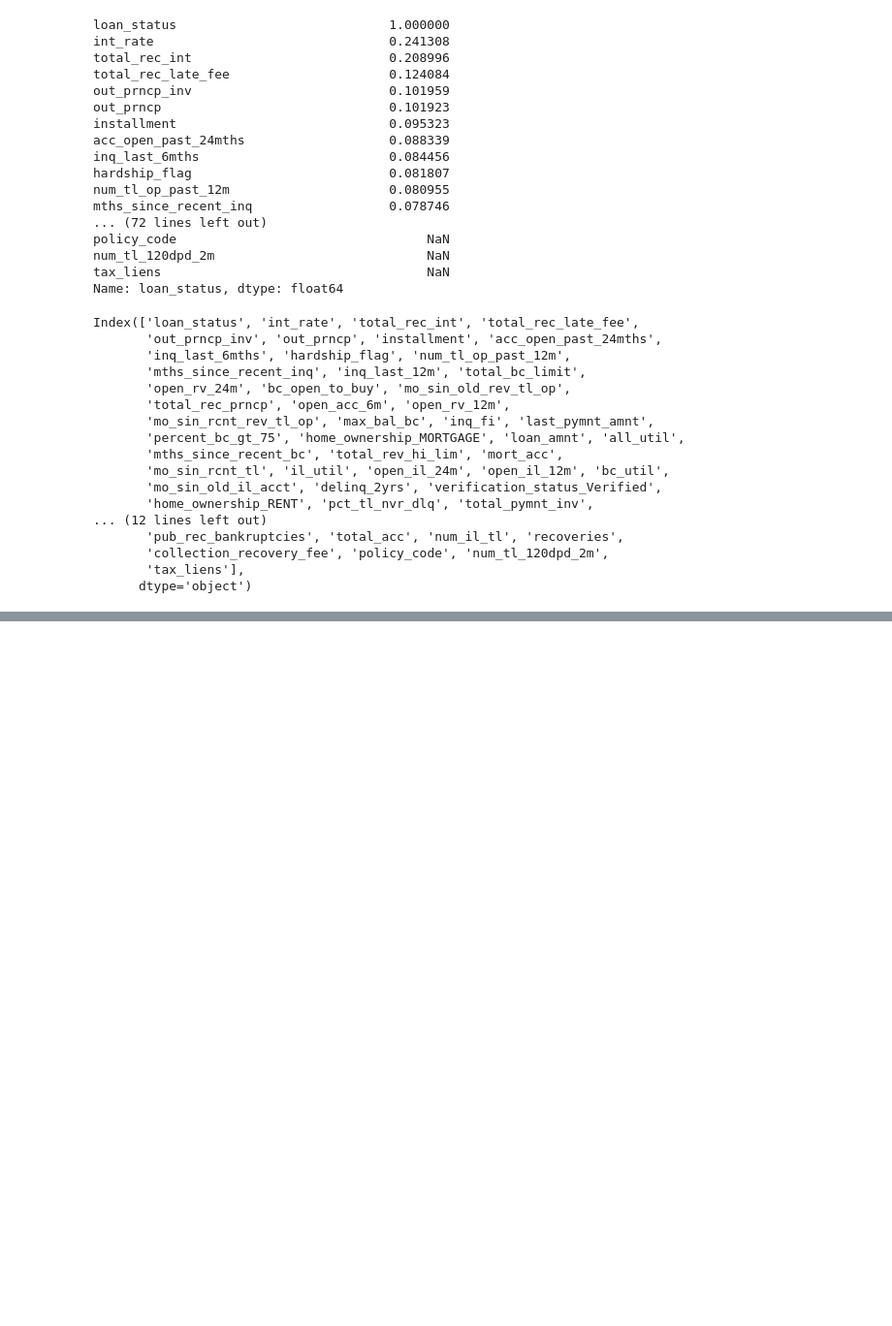
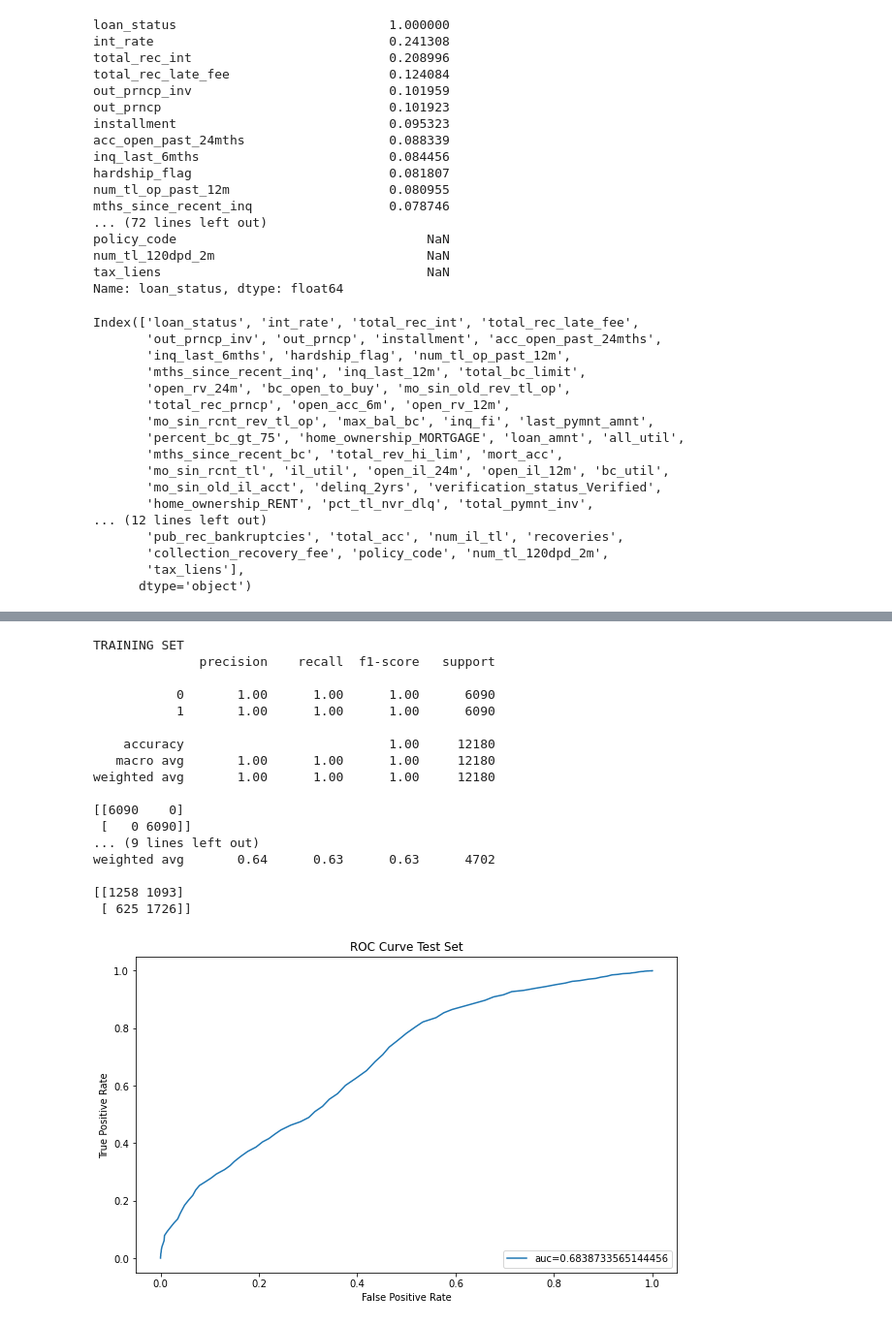
Before and after one commit to Brandilyn0506/smu-data-12-21-homework, a Jupyter notebook: 19-Supervised-Machine-Learning/Submission/Credit Risk Evaluator.ipynb, the cells around one changed output, grey strips where cells are left out. Shown at 97% size. Cells and saved outputs as stored; diff of their text form; code cells hidden in the pictures; blank space fills up the shorter version.

```diff
--- a/19-Supervised-Machine-Learning/Submission/Credit Risk Evaluator.ipynb
+++ b/19-Supervised-Machine-Learning/Submission/Credit Risk Evaluator.ipynb
@@ -451,0 +625,7 @@ ValueError: Input contains NaN, infinity or a value too large for dtype('float64
+# %%
+#create x and y train/test scaled
+X_train = df_train_s.drop(["loan_status", "home_ownership_MORTGAGE"], axis=1).values
+y_train = df_train_s["loan_status"].values
+
+X_test = test.drop(["loan_status", "home_ownership_MORTGAGE"], axis=1).values
+y_test = test["loan_status"].values
@@ -451,0 +698,30 @@ ValueError: Input contains NaN, infinity or a value too large for dtype('float64
+# %%
+#create x and y train/test scaled
+X_train = df_train_s.drop(["loan_status"], axis=1).values
+y_train = df_train_s["loan_status"].values
+
+X_test = test.drop(["loan_status"], axis=1).values
+y_test = test["loan_status"].values
+# %%
+ # Initialize the RF
+rf = RandomForestClassifier(random_state=42)
+rf = evaluateModel(rf, X_train, y_train, X_test, y_test)
+# %% [output]
+TRAINING SET
+              precision    recall  f1-score   support
+
+           0       1.00      1.00      1.00      6090
+           1       1.00      1.00      1.00      6090
+
+    accuracy                           1.00     12180
+   macro avg       1.00      1.00      1.00     12180
+weighted avg       1.00      1.00      1.00     12180
+
+[[6090    0]
+ [   0 6090]]
+... (9 lines left out)
+weighted avg       0.64      0.63      0.63      4702
+
+[[1258 1093]
+ [ 625 1726]]
+[figure, added]
```
Also changed, not shown: parts of 66 cells of this notebook.
